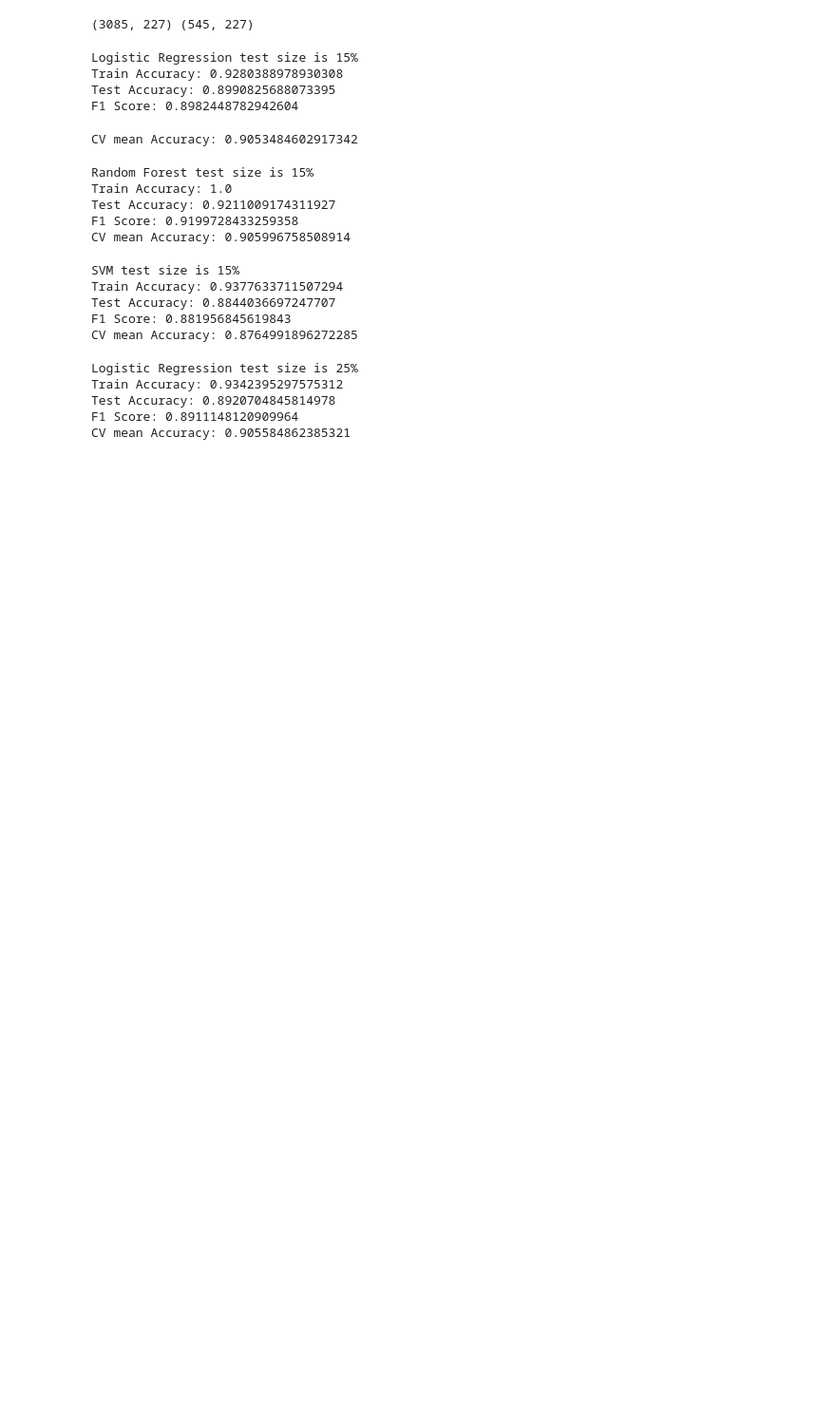
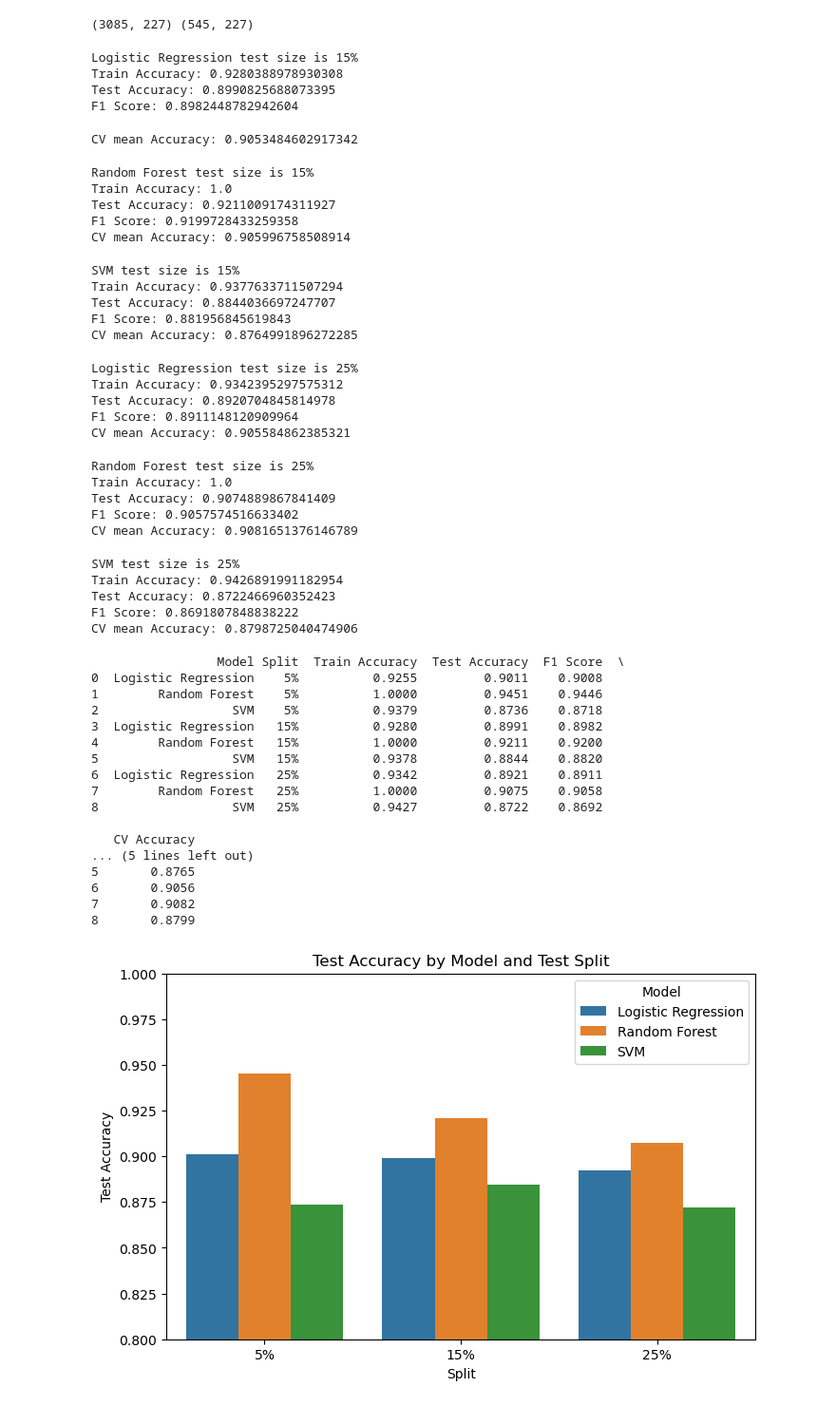
Before and after one commit to 2026651-gif/Machine-learning-CA1, a Jupyter notebook: CA1111.ipynb, the cells around one changed output. Shown at 95% size. Cells and saved outputs as stored; diff of their text form; code cells hidden in the pictures; blank space fills up the shorter version.

Commit message:
results three splits

```diff
--- a/CA1111.ipynb
+++ b/CA1111.ipynb
@@ -362,3 +362,83 @@ Train Accuracy: 0.9342395297575312
 Test Accuracy: 0.8920704845814978
 F1 Score: 0.8911148120909964
 CV mean Accuracy: 0.905584862385321
+# %%
+# Random Forest - test size 25%
+rf_model = Pipeline([('scaler', StandardScaler()),
+                     ('clf', RandomForestClassifier(n_estimators=100, random_state=42))])
+rf_model.fit(X_train, y_train)            # Train the model
+y_pred_rf = rf_model.predict(X_test)      # Make predictions on test data
+
+# Evaluate the model
+print("Random Forest test size is 25%")
+print("Train Accuracy:", accuracy_score(y_train, rf_model.predict(X_train)))
+print("Test Accuracy:", accuracy_score(y_test, y_pred_rf))
+print("F1 Score:", f1_score(y_test, y_pred_rf, average='weighted'))
+
+# Cross-validation
+rf_cv = cross_val_score(rf_model, X_train, y_train, cv=5, scoring="accuracy")
+print("CV mean Accuracy:", rf_cv.mean())
+# %% [output]
+Random Forest test size is 25%
+Train Accuracy: 1.0
+Test Accuracy: 0.9074889867841409
+F1 Score: 0.9057574516633402
+CV mean Accuracy: 0.9081651376146789
+# %%
+# SVM - test size 25%
+svm_model = Pipeline([('scaler', StandardScaler()),
+                      ('clf', SVC(kernel='rbf', random_state=42))])
+svm_model.fit(X_train, y_train)           # Train the model
+y_pred_svm = svm_model.predict(X_test)    # Make predictions on test data
+
+# Evaluate the model
+print("SVM test size is 25%")
+print("Train Accuracy:", accuracy_score(y_train, svm_model.predict(X_train)))
+print("Test Accuracy:", accuracy_score(y_test, y_pred_svm))
+print("F1 Score:", f1_score(y_test, y_pred_svm, average='weighted'))
+
+# Cross-validation
+svm_cv = cross_val_score(svm_model, X_train, y_train, cv=5, scoring="accuracy")
+print("CV mean Accuracy:", svm_cv.mean())
+# %% [output]
+SVM test size is 25%
+Train Accuracy: 0.9426891991182954
+Test Accuracy: 0.8722466960352423
+F1 Score: 0.8691807848838222
+CV mean Accuracy: 0.8798725040474906
+# %%
+# Summary of results across the three splits
+results_df = pd.DataFrame({
+    "Model": ["Logistic Regression", "Random Forest", "SVM"] * 3,
+    "Split": ["5%"]*3 + ["15%"]*3 + ["25%"]*3,
+    "Train Accuracy": [0.9255, 1.0000, 0.9379,  0.9280, 1.0000, 0.9378,  0.9342, 1.0000, 0.9427],
+    "Test Accuracy":  [0.9011, 0.9451, 0.8736,  0.8991, 0.9211, 0.8844,  0.8921, 0.9075, 0.8722],
+    "F1 Score":       [0.9008, 0.9446, 0.8718,  0.8982, 0.9200, 0.8820,  0.8911, 0.9058, 0.8692],
+    "CV Accuracy":    [0.9037, 0.9055, 0.8735,  0.9053, 0.9060, 0.8765,  0.9056, 0.9082, 0.8799]
+})
+print(results_df)
+
+plt.figure(figsize=(8, 5))
+sns.barplot(data=results_df, x="Split", y="Test Accuracy", hue="Model")
+plt.ylim(0.8, 1.0)
+plt.title("Test Accuracy by Model and Test Split")
+plt.show()
+# %% [output]
+                 Model Split  Train Accuracy  Test Accuracy  F1 Score  \
+0  Logistic Regression    5%          0.9255         0.9011    0.9008
+1        Random Forest    5%          1.0000         0.9451    0.9446
+2                  SVM    5%          0.9379         0.8736    0.8718
+3  Logistic Regression   15%          0.9280         0.8991    0.8982
+4        Random Forest   15%          1.0000         0.9211    0.9200
+5                  SVM   15%          0.9378         0.8844    0.8820
+6  Logistic Regression   25%          0.9342         0.8921    0.8911
+7        Random Forest   25%          1.0000         0.9075    0.9058
+8                  SVM   25%          0.9427         0.8722    0.8692
+
+   CV Accuracy
+... (5 lines left out)
+5       0.8765
+6       0.9056
+7       0.9082
+8       0.8799
+[figure, added]
```
